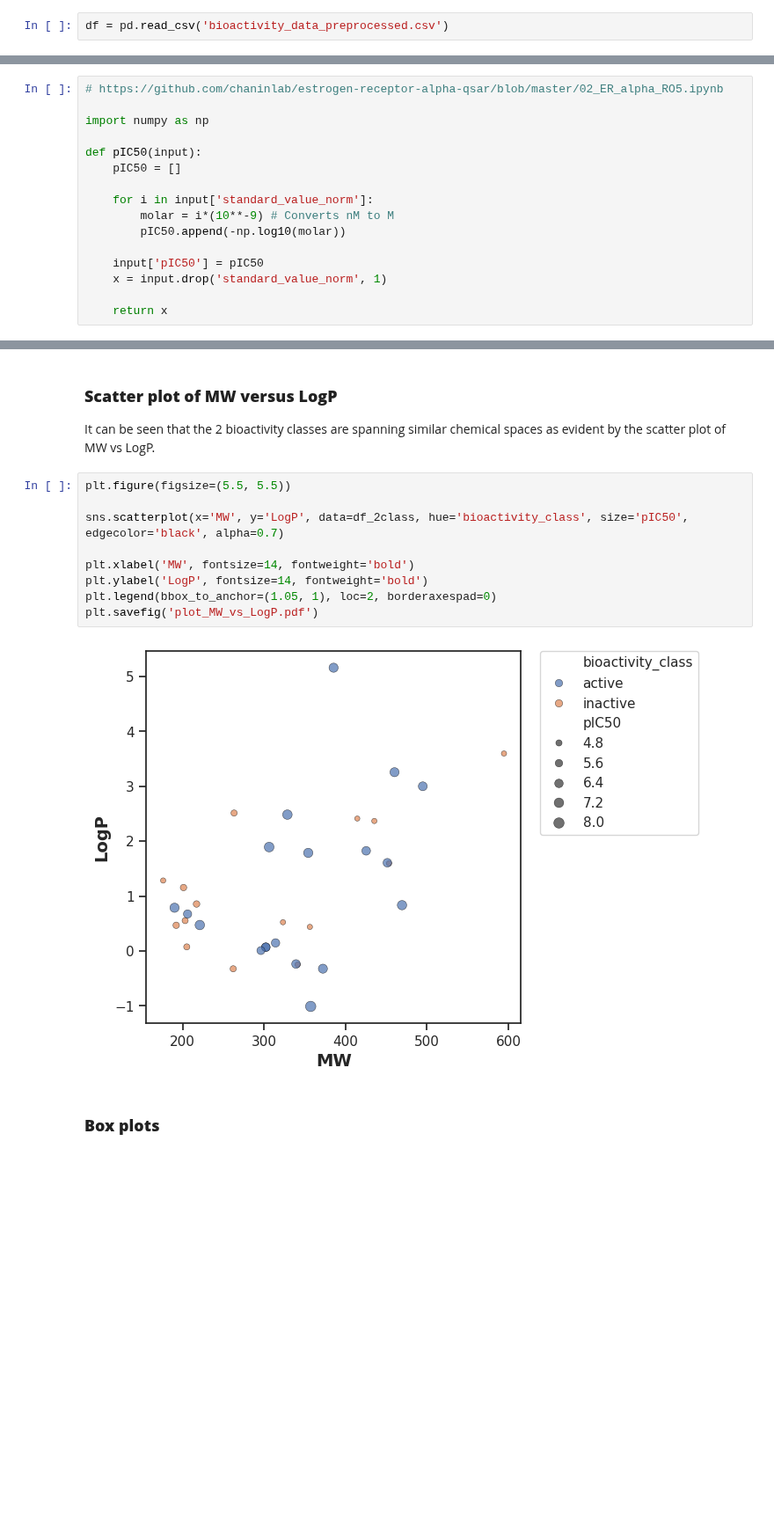
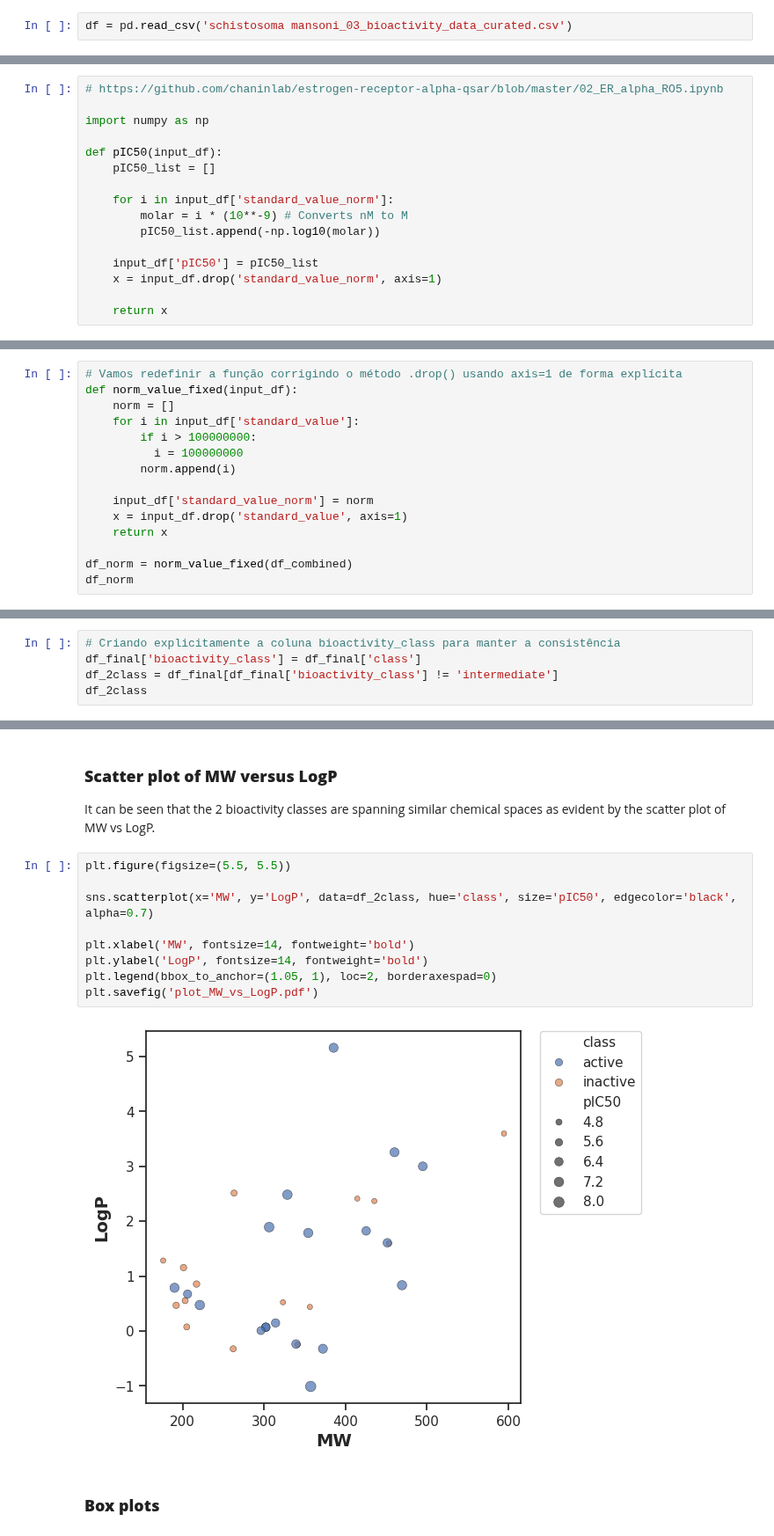
Before and after one commit to TarodinoAugusto/Machine-Learning-Notebooks, a Jupyter notebook: python/CDD_ML_Part_2_Exploratory_Data_Analysis.ipynb, the cells around one changed output, grey strips where cells are left out. Shown at 88% size. Drawn from its saved outputs; the diff is of its cells as text; blank space fills up the shorter version.

```diff
--- a/python/CDD_ML_Part_2_Exploratory_Data_Analysis.ipynb
+++ b/python/CDD_ML_Part_2_Exploratory_Data_Analysis.ipynb
@@ -42,7 +52,7 @@ Executing transaction: |/-\|/-\|/-\|/-\|/-\|/-\|/-\|/-\|/-\|/-\|/-\|/-\|/-\|/-\|
 # %%
 import pandas as pd
 # %%
-df = pd.read_csv('bioactivity_data_preprocessed.csv')
+df = pd.read_csv('schistosoma mansoni_03_bioactivity_data_curated.csv')
 # %% [markdown]
 ## **Calculate Lipinski descriptors**
 Christopher Lipinski, a scientist at Pfizer, came up with a set of rule-of-thumb for evaluating the **druglikeness** of compounds. Such druglikeness is based on the Absorption, Distribution, Metabolism and Excretion (ADME) that is also known as the pharmacokinetic profile. Lipinski analyzed all orally active FDA-approved drugs in the formulation of what is to be known as the **Rule-of-Five** or **Lipinski's Rule**.
@@ -165,15 +187,15 @@ This custom function pIC50() will accept a DataFrame as input and will:
 
 import numpy as np
 
-def pIC50(input):
-    pIC50 = []
+def pIC50(input_df):
+    pIC50_list = []
 
-    for i in input['standard_value_norm']:
-        molar = i*(10**-9) # Converts nM to M
-        pIC50.append(-np.log10(molar))
+    for i in input_df['standard_value_norm']:
+        molar = i * (10**-9) # Converts nM to M
+        pIC50_list.append(-np.log10(molar))
 
-    input['pIC50'] = pIC50
-    x = input.drop('standard_value_norm', 1)
+    input_df['pIC50'] = pIC50_list
+    x = input_df.drop('standard_value_norm', axis=1)
 
     return x
 # %% [markdown]
@@ -232,0 +239,15 @@ df_norm
+# %%
+# Vamos redefinir a função corrigindo o método .drop() usando axis=1 de forma explícita
+def norm_value_fixed(input_df):
+    norm = []
+    for i in input_df['standard_value']:
+        if i > 100000000:
+          i = 100000000
+        norm.append(i)
+
+    input_df['standard_value_norm'] = norm
+    x = input_df.drop('standard_value', axis=1)
+    return x
+
+df_norm = norm_value_fixed(df_combined)
+df_norm
@@ -297,0 +322,5 @@ df_2class
+# %%
+# Criando explicitamente a coluna bioactivity_class para manter a consistência
+df_final['bioactivity_class'] = df_final['class']
+df_2class = df_final[df_final['bioactivity_class'] != 'intermediate']
+df_2class
@@ -325,14 +375,14 @@ It can be seen that the 2 bioactivity classes are spanning similar chemical spac
 # %%
 plt.figure(figsize=(5.5, 5.5))
 
-sns.scatterplot(x='MW', y='LogP', data=df_2class, hue='bioactivity_class', size='pIC50', edgecolor='black', alpha=0.7)
+sns.scatterplot(x='MW', y='LogP', data=df_2class, hue='class', size='pIC50', edgecolor='black', alpha=0.7)
 
 plt.xlabel('MW', fontsize=14, fontweight='bold')
 plt.ylabel('LogP', fontsize=14, fontweight='bold')
 plt.legend(bbox_to_anchor=(1.05, 1), loc=2, borderaxespad=0)
 plt.savefig('plot_MW_vs_LogP.pdf')
 # %% [output]
-[figure, old version]
+[figure, new version]
 # %% [markdown]
 ### **Box plots**
 # %% [markdown]
```
Also changed, not shown: parts of 23 cells of this notebook.
